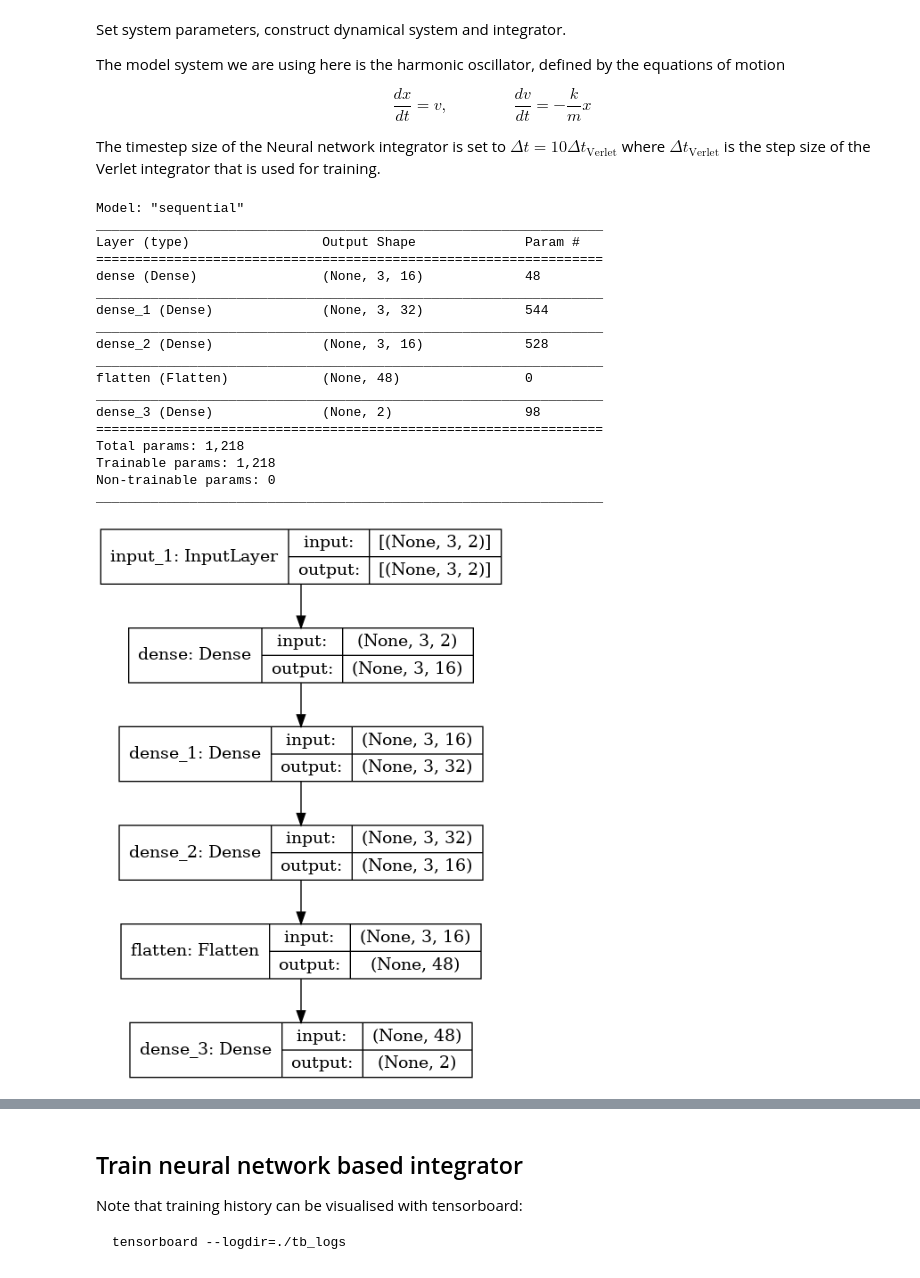
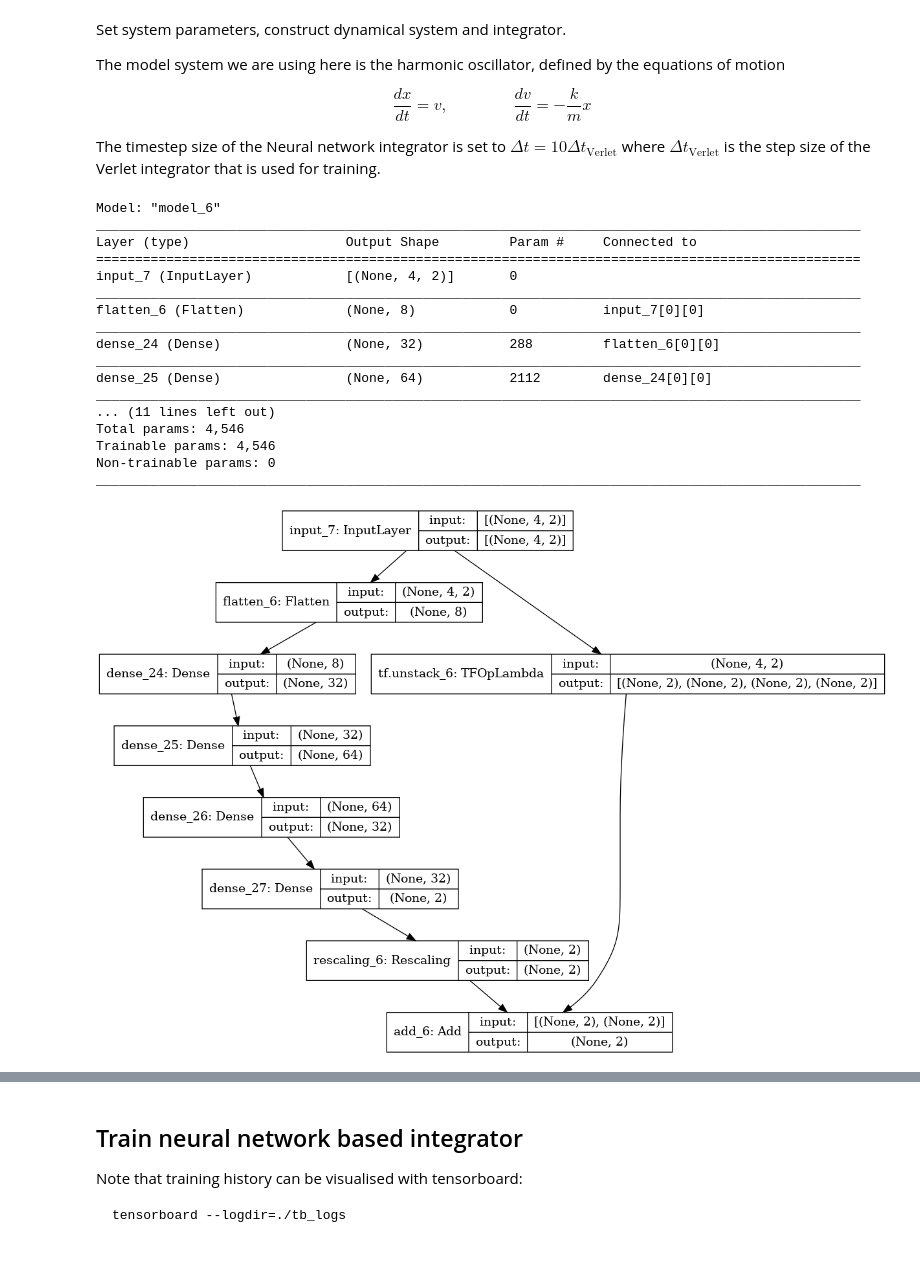
Before and after one commit to eikehmueller/neuralnetworkintegrators, a Jupyter notebook: LSTMIntegrator.ipynb, the cells around one changed output, grey strips where cells are left out. Drawn from its saved outputs; the diff is of its cells as text; code cells hidden in the pictures.

```diff
--- a/LSTMIntegrator.ipynb
+++ b/LSTMIntegrator.ipynb
@@ -25,12 +31,22 @@ class NNIntegrator(object):
         self.dt = dt
         self.nsteps = nsteps
         self.dim = 2*self.dynamical_system.dim
-        self.model = tf.keras.Sequential([keras.layers.InputLayer(input_shape=(self.nsteps,self.dim)),
-                                          keras.layers.Dense(16,activation='sigmoid'),
-                                          keras.layers.Dense(32,activation='sigmoid'),
-                                          keras.layers.Dense(16,activation='sigmoid'),
-                                          keras.layers.Flatten(),
-                                          keras.layers.Dense(self.dim)])
+        self._build_model()
+
+    def _build_model(self):
+        inputs = keras.Input(shape=(self.nsteps,self.dim))
+        q_n = tf.unstack(inputs,axis=1)[-1]
+        dense_layers = [keras.layers.Flatten(),
+                        keras.layers.Dense(32,activation='sigmoid'),
+                        keras.layers.Dense(64,activation='sigmoid'),
+                        keras.layers.Dense(32,activation='sigmoid'),
+                        keras.layers.Dense(self.dim)]
+        x = inputs
+        for layer in dense_layers:
+            x = layer(x)
+        x = keras.layers.Rescaling(self.dt)(x)
+        outputs = keras.layers.Add()([q_n,x])
+        self.model = keras.Model(inputs=inputs,outputs=outputs)
         self.model.compile(loss='mse',metrics=[],optimizer=keras.optimizers.Adam())
         self.xv = np.zeros((1,self.nsteps,self.dim))
 
@@ -62,6 +78,9 @@ class NNIntegrator(object):
             x_pred = np.asarray(self.model.predict(self.xv)).flatten()
             self.xv = np.roll(self.xv, -1, axis=1)
             self.xv[0,-1,:] = x_pred[:]
+
+    def energy(self):
+        return self.dynamical_system.energy(self.x,self.v)
 # %% [markdown]
 Set system parameters, construct dynamical system and integrator.
 
@@ -74,37 +93,44 @@ $$
 
 The timestep size of the Neural network integrator is set to $\Delta t=10\Delta t_{\text{Verlet}}$ where $\Delta t_{\text{Verlet}}$ is the step size of the Verlet integrator that is used for training.
 # %%
+# mass of particle
 mass = 1.2
+# spring constant of harmonic oscillator
 k_spring = 0.9
+# timestep for Verlet integrator
 dt_verlet = 0.01
-dt = 0.1
-nsteps = 3
+# timestep for neural network integrator
+dt = 0.2
+# number of steps for neural network integrator
+nsteps = 4
+
+
 harmonic_oscillator = HarmonicOscillator(mass,k_spring)
 verlet_integrator = VerletIntegrator(harmonic_oscillator,dt_verlet)
 nn_integrator = NNIntegrator(harmonic_oscillator,nsteps,dt)
 
+# visualise the neural network model
 nn_integrator.model.summary()
 keras.utils.plot_model(nn_integrator.model, show_shapes=True)
 # %% [output]
-Model: "sequential"
-_________________________________________________________________
-Layer (type)                 Output Shape              Param #
-=================================================================
-dense (Dense)                (None, 3, 16)             48
-_________________________________________________________________
-dense_1 (Dense)              (None, 3, 32)             544
-_________________________________________________________________
-dense_2 (Dense)              (None, 3, 16)             528
-_________________________________________________________________
-flatten (Flatten)            (None, 48)                0
-_________________________________________________________________
-dense_3 (Dense)              (None, 2)                 98
-=================================================================
-Total params: 1,218
-Trainable params: 1,218
+Model: "model_6"
+__________________________________________________________________________________________________
+Layer (type)                    Output Shape         Param #     Connected to
+==================================================================================================
+input_7 (InputLayer)            [(None, 4, 2)]       0
+__________________________________________________________________________________________________
+flatten_6 (Flatten)             (None, 8)            0           input_7[0][0]
+__________________________________________________________________________________________________
+dense_24 (Dense)                (None, 32)           288         flatten_6[0][0]
+__________________________________________________________________________________________________
+dense_25 (Dense)                (None, 64)           2112        dense_24[0][0]
+__________________________________________________________________________________________________
+... (11 lines left out)
+Total params: 4,546
+Trainable params: 4,546
 Non-trainable params: 0
-_________________________________________________________________
+__________________________________________________________________________________________________
-[figure, old version]
+[figure, new version]
 # %% [markdown]
 The following data generator class can be used to construct training data samples of the form $(X_j,y_j)$ where
 
```
Also changed, not shown: parts of 5 cells of this notebook, 2 other files.
